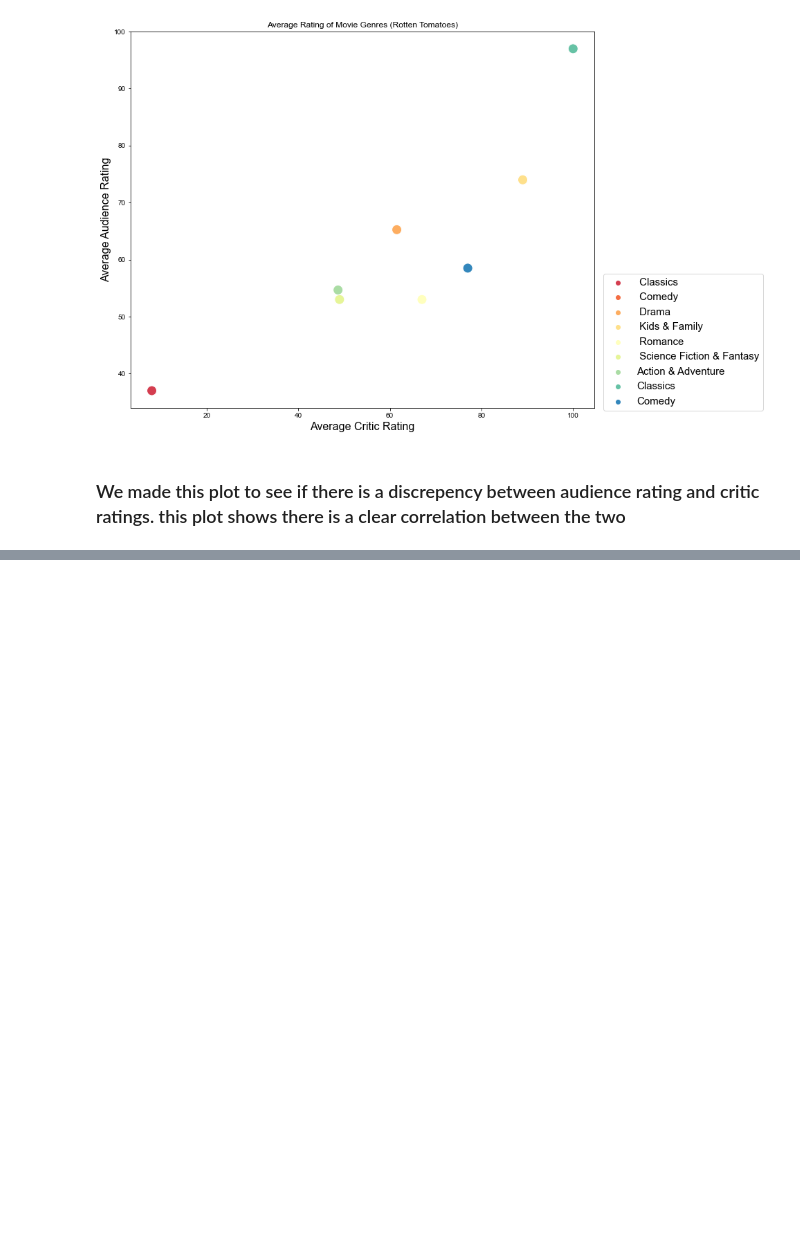
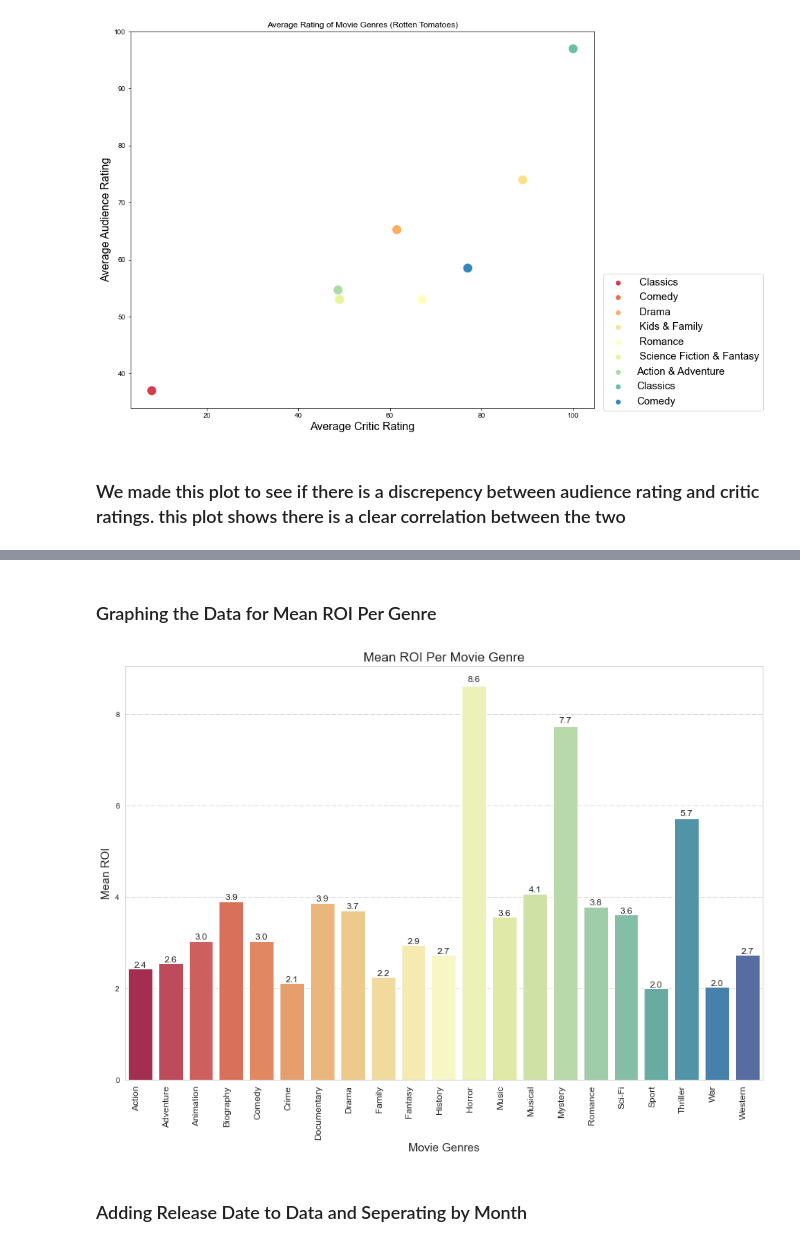
Before and after one commit to LaibahAshfaq/Microsoft-Movie-Analysis-Project, a Jupyter notebook: Final_Notebook.ipynb, the cells around one changed output, grey strips where cells are left out. Drawn from its saved outputs; the diff is of its cells as text; code cells hidden in the pictures; blank space fills up the shorter version.

```diff
--- a/Final_Notebook.ipynb
+++ b/Final_Notebook.ipynb
@@ -303,0 +433,4 @@ sns.set_style("whitegrid", {'grid.linestyle': '-.'})
+# %%
+outliers_remove = budgets_and_genres_explode.drop(budgets_and_genres_explode[(budgets_and_genres_explode["ROI"] > 100) | (budgets_and_genres_explode["ROI"] < 0)].index)
+outliers_remove
+#Removing outliers with ROI > 100 and ROI < 0
@@ -303,0 +476,23 @@ sns.set_style("whitegrid", {'grid.linestyle': '-.'})
+# %% [markdown]
+### Graphing the Data for Mean ROI Per Genre
+# %%
+fix, ax = plt.subplots(figsize=(15,10))
+sns.barplot(outliers_remove.groupby(by="genres")["ROI"].mean().index,
+            outliers_remove.groupby(by="genres")["ROI"].mean().values,
+           palette = "Spectral")
+plt.xticks(rotation=90, ha='right', fontsize = 12)
+plt.xlabel("Movie Genres",fontsize = 15)
+plt.ylabel("Mean ROI",fontsize = 15)
+ax.set_title("Mean ROI Per Movie Genre",fontsize = 17)
+
+for p in ax.patches:
+    _x = p.get_x() + p.get_width() / 2
+    _y = p.get_y() + p.get_height() + (p.get_height()*0.01)
+    value = '{:.1f}'.format(p.get_height())
+    ax.text(_x, _y, value, ha="center",fontsize = 12)
+
+#Grpahing Mean ROI per genre
+# %% [output]
+[figure, added]
+# %% [markdown]
+### Adding Release Date to Data and Seperating by Month
```
Also changed, not shown: parts of 39 cells of this notebook, 5 other files.
